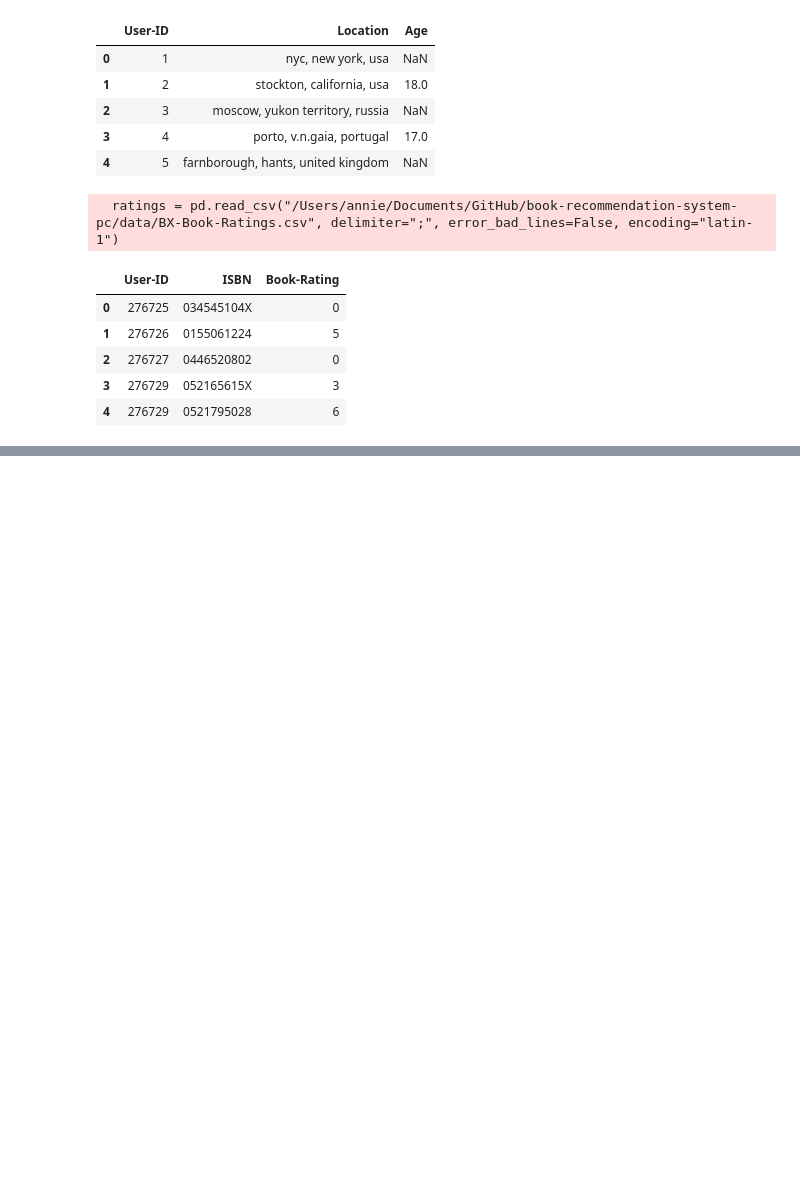
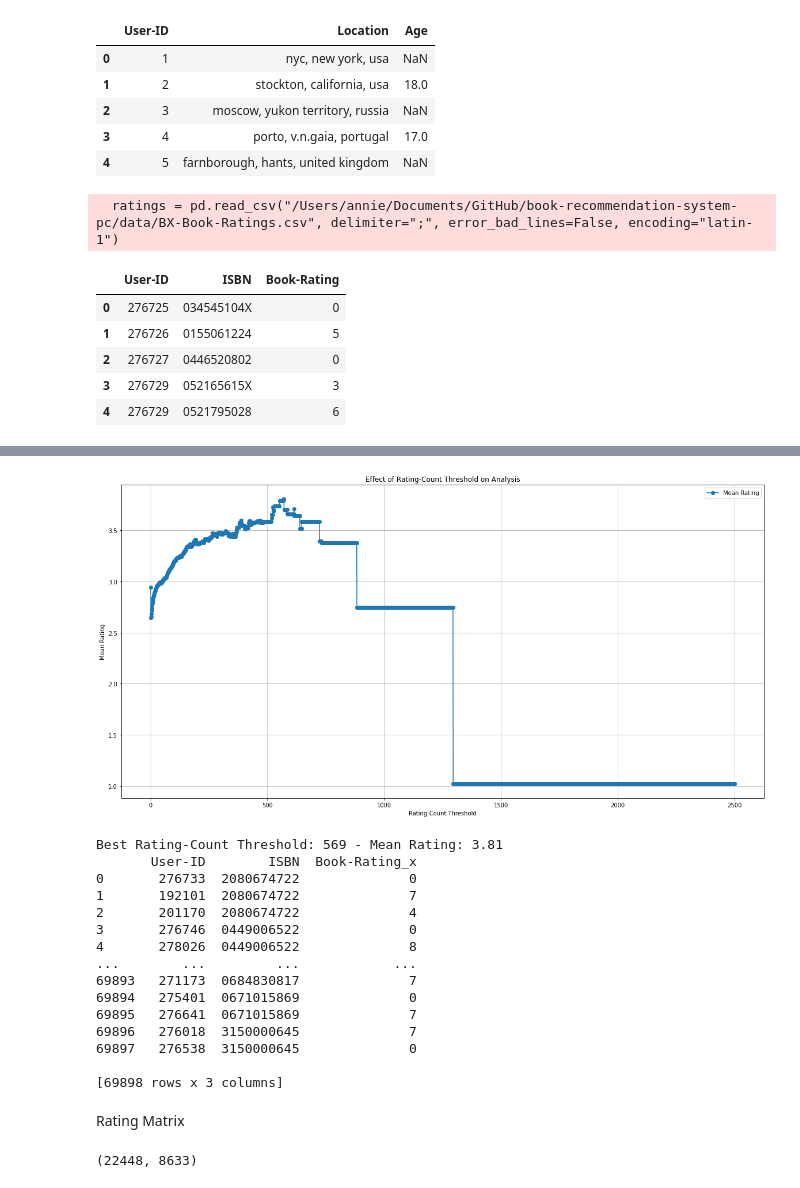
Before and after one commit to AnweshaPatra/book-recommendation-system-pc, a Jupyter notebook: recommender.ipynb, the cells around one changed output, grey strips where cells are left out. Cells and saved outputs as stored; diff of their text form; code cells hidden in the pictures; blank space fills up the shorter version.

```diff
--- a/recommender.ipynb
+++ b/recommender.ipynb
@@ -41,3 +41,8 @@ ratings.head()
 | 2 | 276727 | 0446520802 | 0 |
 | 3 | 276729 | 052165615X | 3 |
 | 4 | 276729 | 0521795028 | 6 |
+# %%
+x = pd.DataFrame(ratings.groupby('ISBN')['Book-Rating'].mean())
+x['Rating-Count'] = pd.DataFrame(ratings.groupby('ISBN')['Book-Rating'].count())
+x.sort_values(inplace = True, by='Rating-Count', ascending = False)
+x.head()
@@ -43,0 +57,68 @@ ratings.head()
+# %%
+max_threshold = max(x['Rating-Count'])
+
+best_threshold = None
+best_mean_rating = -1
+
+thresholds = []
+mean_ratings = []
+
+for threshold in range(1, max_threshold + 1):
+    filtered_data = x[x['Rating-Count'] >= threshold]
+
+    if not filtered_data.empty:
+
+        mean_rating = filtered_data['Book-Rating'].mean()
+
+        thresholds.append(threshold)
+        mean_ratings.append(mean_rating)
+
+        # Update the best threshold if a higher mean rating is found
+        if mean_rating > best_mean_rating:
+            best_mean_rating = mean_rating
+            best_threshold = threshold
+
+# Create a DataFrame to store the results
+results_df = pd.DataFrame({'Threshold': thresholds, 'Mean_Rating': mean_ratings})
+
+plt.figure(figsize=(20, 10))
+plt.plot(results_df['Threshold'], results_df['Mean_Rating'], marker='o', label='Mean Rating')
+plt.xlabel('Rating-Count Threshold')
+plt.ylabel('Mean Rating')
+plt.title('Effect of Rating-Count Threshold on Analysis')
+plt.legend()
+plt.grid(True)
+plt.show()
+
+# Print the best threshold and corresponding mean rating
+print(f"Best Rating-Count Threshold: {best_threshold} - Mean Rating: {best_mean_rating:.2f}")
+filtered_ratings = x[(3.5 <= x['Book-Rating'])&(x['Book-Rating'] <= best_mean_rating) & (x['Rating-Count'] <= best_threshold)]
+filtered_ratings
+merged_ratings = pd.merge(ratings, filtered_ratings, on='ISBN', how='inner')
+
+filtered_ratings = merged_ratings[['User-ID', 'ISBN', 'Book-Rating_x']]
+print(filtered_ratings)
+# %% [output]
+[figure, added]
+Best Rating-Count Threshold: 569 - Mean Rating: 3.81
+       User-ID        ISBN  Book-Rating_x
+0       276733  2080674722              0
+1       192101  2080674722              7
+2       201170  2080674722              4
+3       276746  0449006522              0
+4       278026  0449006522              8
+...        ...         ...            ...
+69893   271173  0684830817              7
+69894   275401  0671015869              0
+69895   276641  0671015869              7
+69896   276018  3150000645              7
+69897   276538  3150000645              0
+
+[69898 rows x 3 columns]
+# %% [markdown]
+Rating Matrix
+# %%
+ratings_pivot = filtered_ratings.pivot(index='User-ID', columns='ISBN', values='Book-Rating_x')
+ratings_pivot.shape
+# %% [output]
+(22448, 8633)
```
Also changed, not shown: parts of 1 cell of this notebook.
